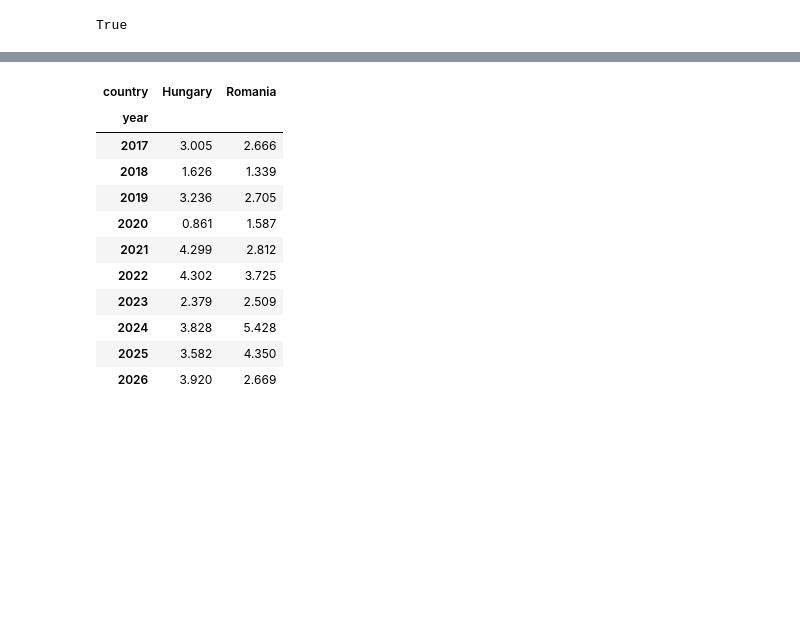
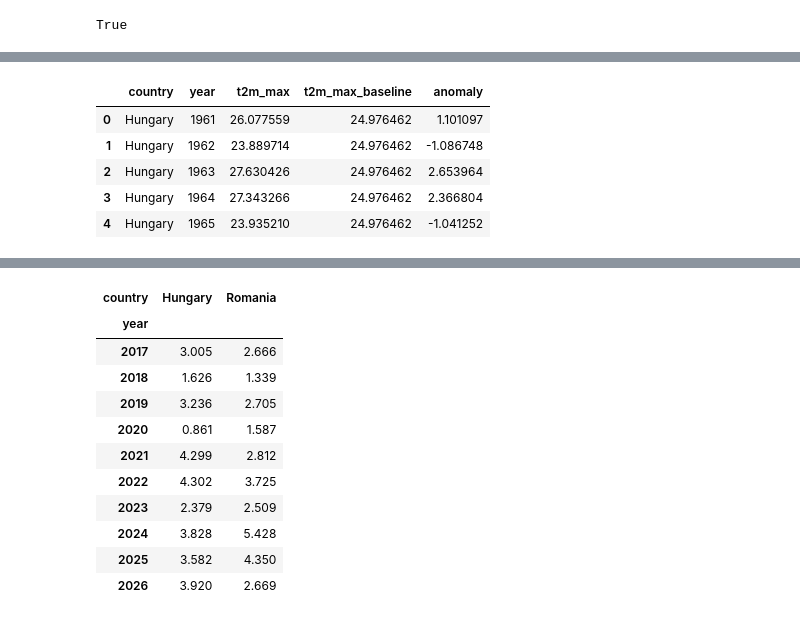
Before and after one commit to palewire/cee-agriculture-climate-analysis, a Jupyter notebook: src/analysis.ipynb, the cells around one changed output, grey strips where cells are left out. Saved outputs shown, nothing was run; the diff lists cells and outputs as text; code cells hidden in the pictures; blank space fills up the shorter version.

```diff
--- a/src/analysis.ipynb
+++ b/src/analysis.ipynb
@@ -102 +94,10 @@ cee_df: pd.DataFrame = analysis_df[
+# %%
+analysis_df.head()
+# %% [output]
+|  | country | year | t2m_max | t2m_max_baseline | anomaly |
+| 0 | Hungary | 1961 | 26.077559 | 24.976462 | 1.101097 |
+| 1 | Hungary | 1962 | 23.889714 | 24.976462 | -1.086748 |
+| 2 | Hungary | 1963 | 27.630426 | 24.976462 | 2.653964 |
+| 3 | Hungary | 1964 | 27.343266 | 24.976462 | 2.366804 |
+| 4 | Hungary | 1965 | 23.935210 | 24.976462 | -1.041252 |
 # %%
```
Also changed, not shown: parts of 21 cells of this notebook, 1 other file.
